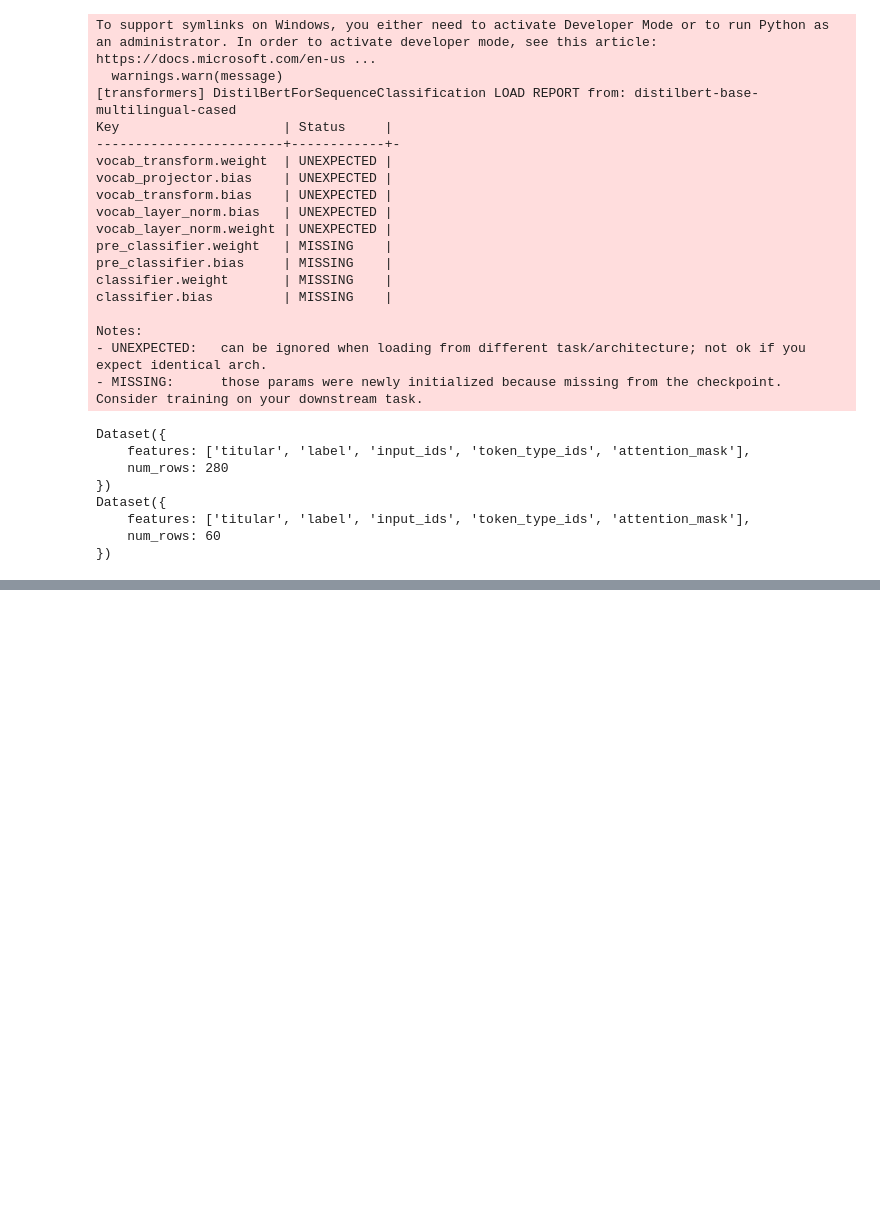
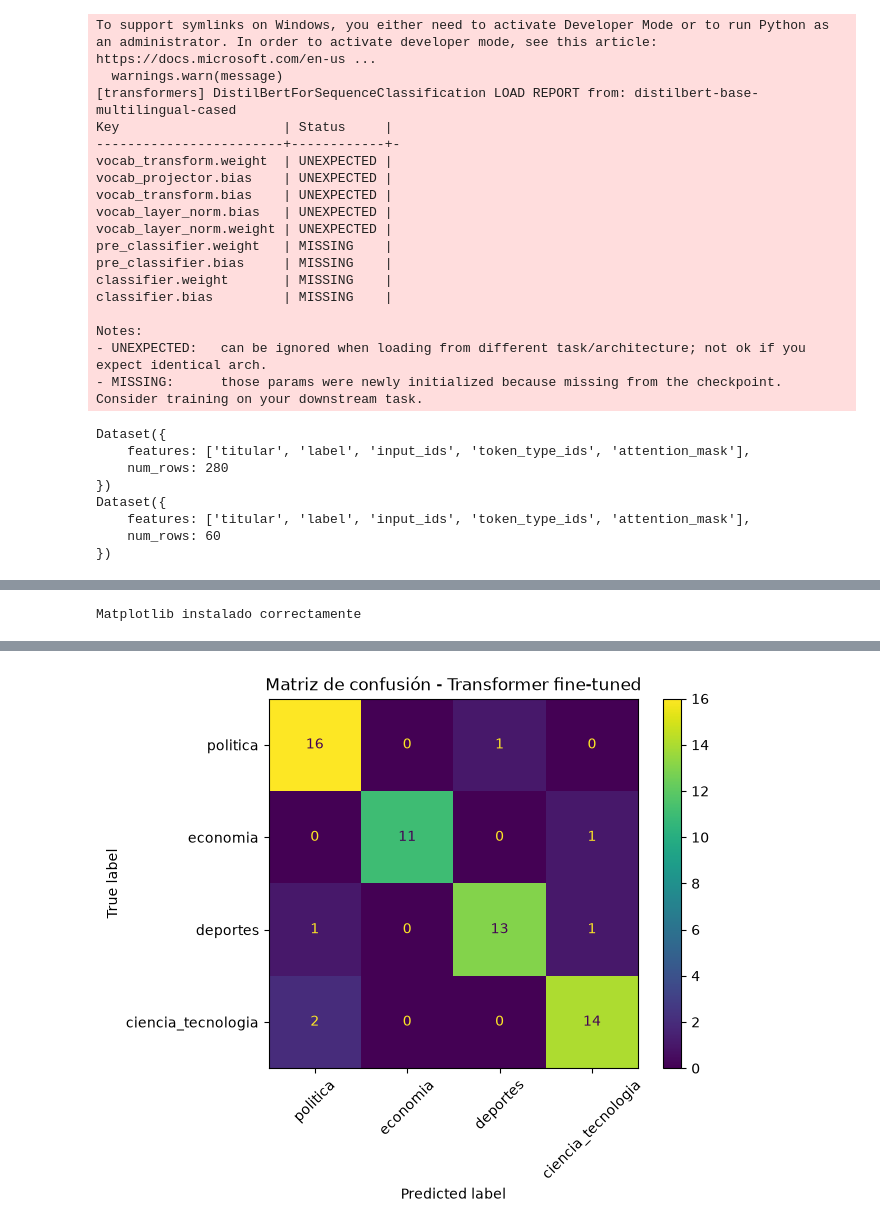
Before and after one commit to alvarorubencarhuamaca/python_intermedio_qlab, a Jupyter notebook: tarea_1/02_clasificacion.ipynb, the cells around one changed output, grey strips where cells are left out. Drawn from its saved outputs; the diff is of its cells as text; code cells hidden in the pictures; blank space fills up the shorter version.

Commit message:
feat: entrena y evalua transformer y compara modelos refs #2

```diff
--- a/tarea_1/02_clasificacion.ipynb
+++ b/tarea_1/02_clasificacion.ipynb
@@ -815,0 +1059,10 @@ Dataset({
+# %%
+trainer = Trainer(
+    model=model,
+    args=training_args,
+    train_dataset=train_tokenized,
+    eval_dataset=val_tokenized,
+    compute_metrics=calcular_metricas
+)
+# %%
+resultado_entrenamiento = trainer.train()
@@ -815,0 +1139,27 @@ Dataset({
+# %%
+import matplotlib.pyplot as plt
+print("Matplotlib instalado correctamente")
+# %% [output]
+Matplotlib instalado correctamente
+# %%
+import numpy as np
+from sklearn.metrics import confusion_matrix, ConfusionMatrixDisplay
+import matplotlib.pyplot as plt
+
+predicciones_test = trainer.predict(test_tokenized)
+
+y_true = predicciones_test.label_ids
+y_pred = np.argmax(predicciones_test.predictions, axis=-1)
+
+cm = confusion_matrix(y_true, y_pred)
+
+display = ConfusionMatrixDisplay(
+    confusion_matrix=cm,
+    display_labels=etiquetas
+)
+
+display.plot(xticks_rotation=45)
+
+plt.title("Matriz de confusión - Transformer fine-tuned")
+plt.show()
+# %% [output]
@@ -815,0 +1167 @@ Dataset({
+[figure, added]
```
Also changed, not shown: parts of 20 cells of this notebook, 1 other file.
